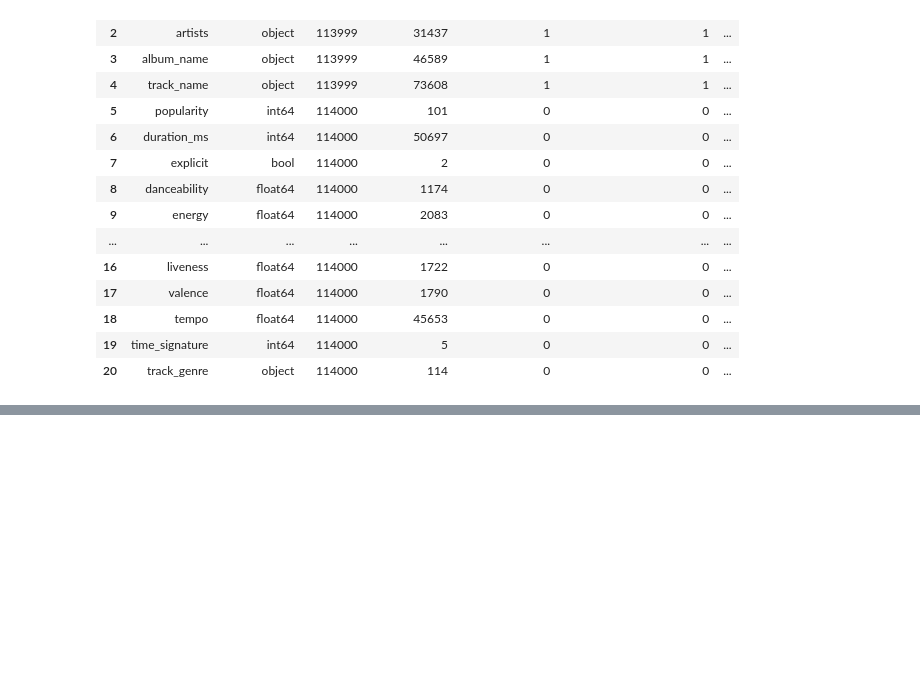
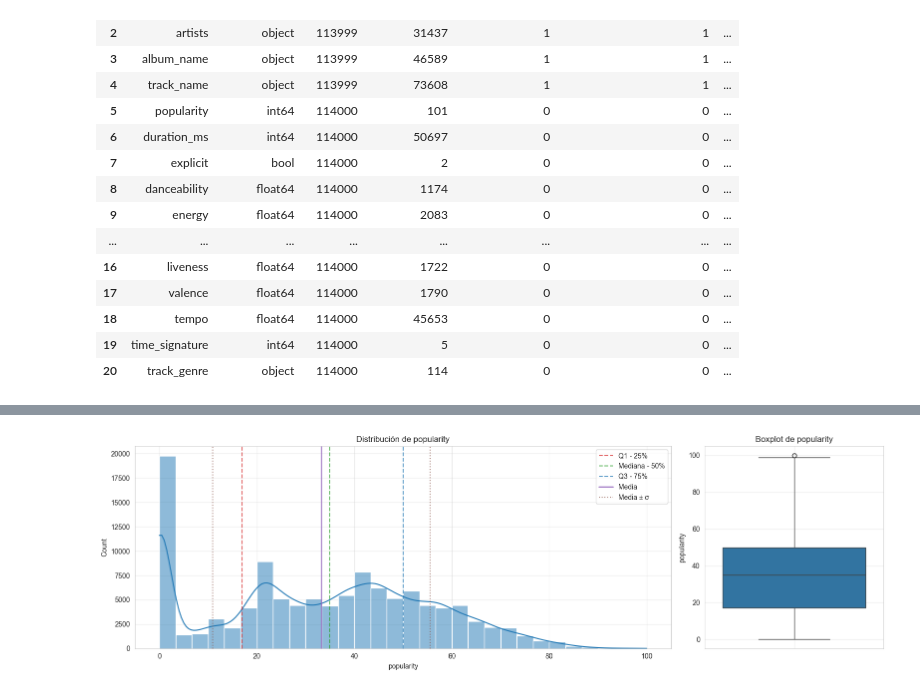
Before and after one commit to marcfernandezpereiraUOC/TFG, a Jupyter notebook: 01_exploracion.ipynb, the cells around one changed output, grey strips where cells are left out. Saved outputs shown, nothing was run; the diff lists cells and outputs as text; code cells hidden in the pictures; blank space fills up the shorter version.

```diff
--- a/01_exploracion.ipynb
+++ b/01_exploracion.ipynb
@@ -138,0 +140,6 @@ Sin embargo, es importante tener en cuenta que estos duplicados deberán ser eli
+# %%
+# Separamos las variables numéricas y las categóricas en dos dataframes distintos
+num_df = df.select_dtypes(include = np.number)
+cat_df = df.select_dtypes(include = object)
+# Describir variables numéricas
+num_df.describe().round(2)
@@ -138,0 +189,5 @@ Sin embargo, es importante tener en cuenta que estos duplicados deberán ser eli
+# %%
+
+plot_distribution(num_df, 'popularity')
+# %% [output]
+[figure, added]
```
Also changed, not shown: parts of 38 cells of this notebook, 3 other files.
